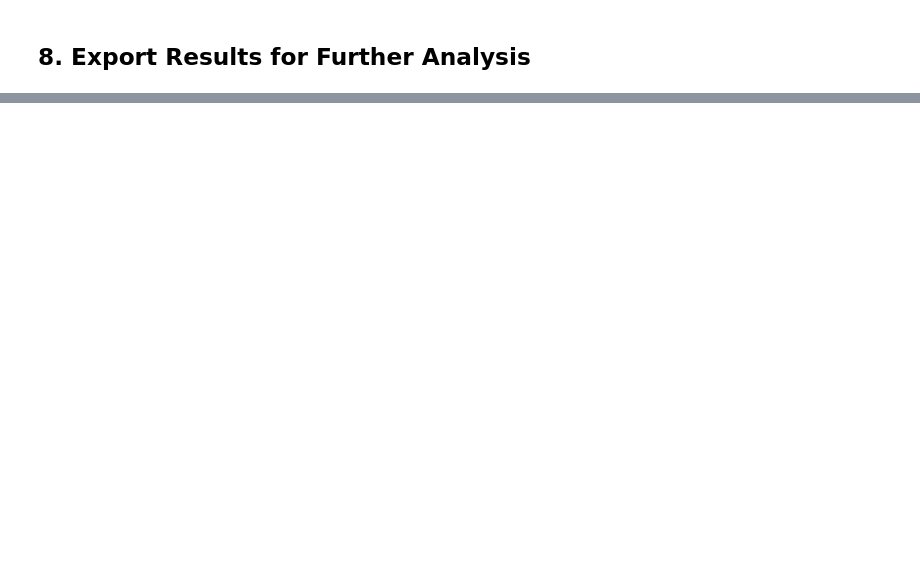
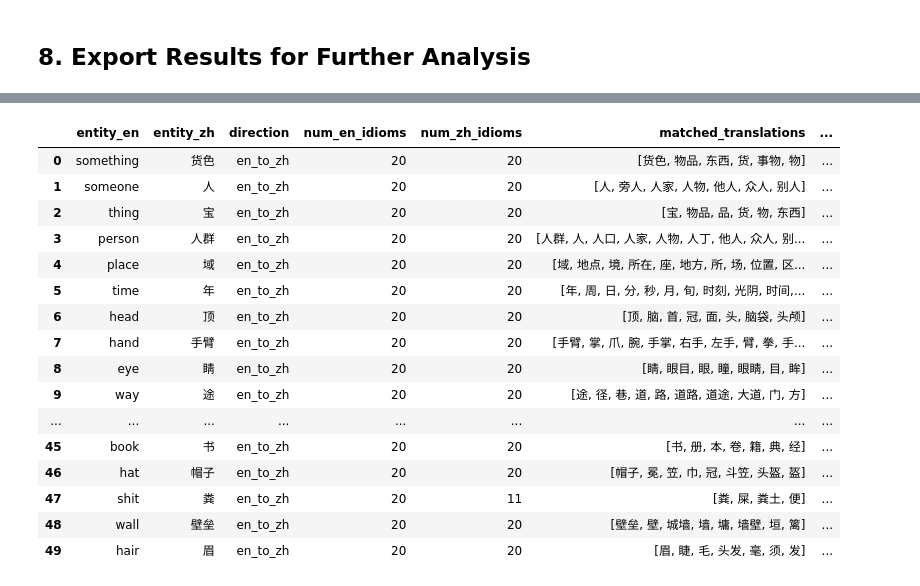
Before and after one commit to jiarui-liu/CultureInFigurativeLanguage, a Jupyter notebook: src/culture/analysis/notebooks/cross_lingual_same_entity_diff_meaning.ipynb, the cells around one changed output, grey strips where cells are left out. Cells and saved outputs as stored; diff of their text form; code cells hidden in the pictures; blank space fills up the shorter version.

```diff
--- a/src/culture/analysis/notebooks/cross_lingual_same_entity_diff_meaning.ipynb
+++ b/src/culture/analysis/notebooks/cross_lingual_same_entity_diff_meaning.ipynb
@@ -568,0 +591,20 @@ Summary exported to: /home/jiaruil5/culture_pretrain/CultureInFigurativeLanguage
+# %%
+summary_df.head(50)
+# %% [output]
+|  | entity_en | entity_zh | direction | num_en_idioms | num_zh_idioms | matched_translations | ... |
+| 0 | something | 货色 | en_to_zh | 20 | 20 | [货色, 物品, 东西, 货, 事物, 物] | ... |
+| 1 | someone | 人 | en_to_zh | 20 | 20 | [人, 旁人, 人家, 人物, 他人, 众人, 别人] | ... |
+| 2 | thing | 宝 | en_to_zh | 20 | 20 | [宝, 物品, 品, 货, 物, 东西] | ... |
+| 3 | person | 人群 | en_to_zh | 20 | 20 | [人群, 人, 人口, 人家, 人物, 人丁, 他人, 众人, 别... | ... |
+| 4 | place | 域 | en_to_zh | 20 | 20 | [域, 地点, 境, 所在, 座, 地方, 所, 场, 位置, 区... | ... |
+| 5 | time | 年 | en_to_zh | 20 | 20 | [年, 周, 日, 分, 秒, 月, 旬, 时刻, 光阴, 时间,... | ... |
+| 6 | head | 顶 | en_to_zh | 20 | 20 | [顶, 脑, 首, 冠, 面, 头, 脑袋, 头颅] | ... |
+| 7 | hand | 手臂 | en_to_zh | 20 | 20 | [手臂, 掌, 爪, 腕, 手掌, 右手, 左手, 臂, 拳, 手... | ... |
+| 8 | eye | 睛 | en_to_zh | 20 | 20 | [睛, 眼目, 眼, 瞳, 眼睛, 目, 眸] | ... |
+| 9 | way | 途 | en_to_zh | 20 | 20 | [途, 径, 巷, 道, 路, 道路, 道途, 大道, 门, 方] | ... |
+| ... | ... | ... | ... | ... | ... | ... | ... |
+| 45 | book | 书 | en_to_zh | 20 | 20 | [书, 册, 本, 卷, 籍, 典, 经] | ... |
+| 46 | hat | 帽子 | en_to_zh | 20 | 20 | [帽子, 冕, 笠, 巾, 冠, 斗笠, 头盔, 盔] | ... |
+| 47 | shit | 粪 | en_to_zh | 20 | 11 | [粪, 屎, 粪土, 便] | ... |
+| 48 | wall | 壁垒 | en_to_zh | 20 | 20 | [壁垒, 壁, 城墙, 墙, 墉, 墙壁, 垣, 篱] | ... |
+| 49 | hair | 眉 | en_to_zh | 20 | 20 | [眉, 睫, 毛, 头发, 毫, 须, 发] | ... |
```
Also changed, not shown: parts of 10 cells of this notebook, 7 other files.
